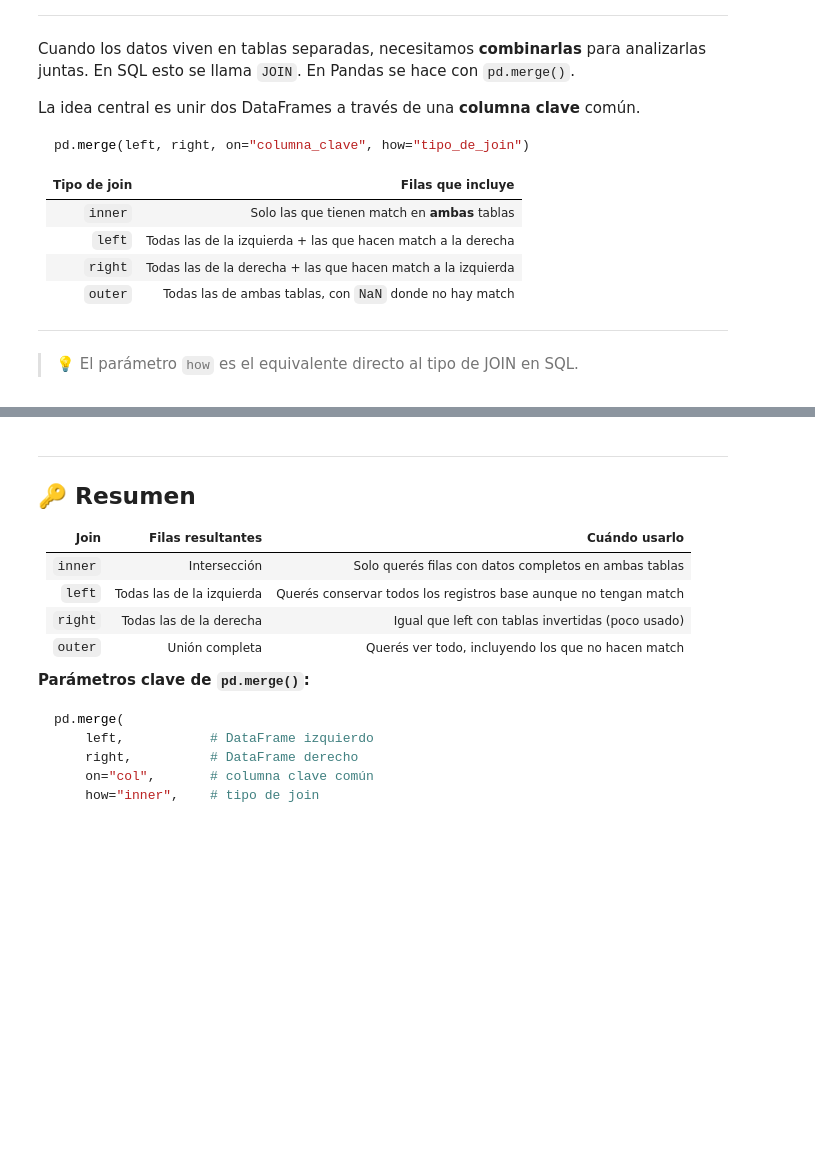
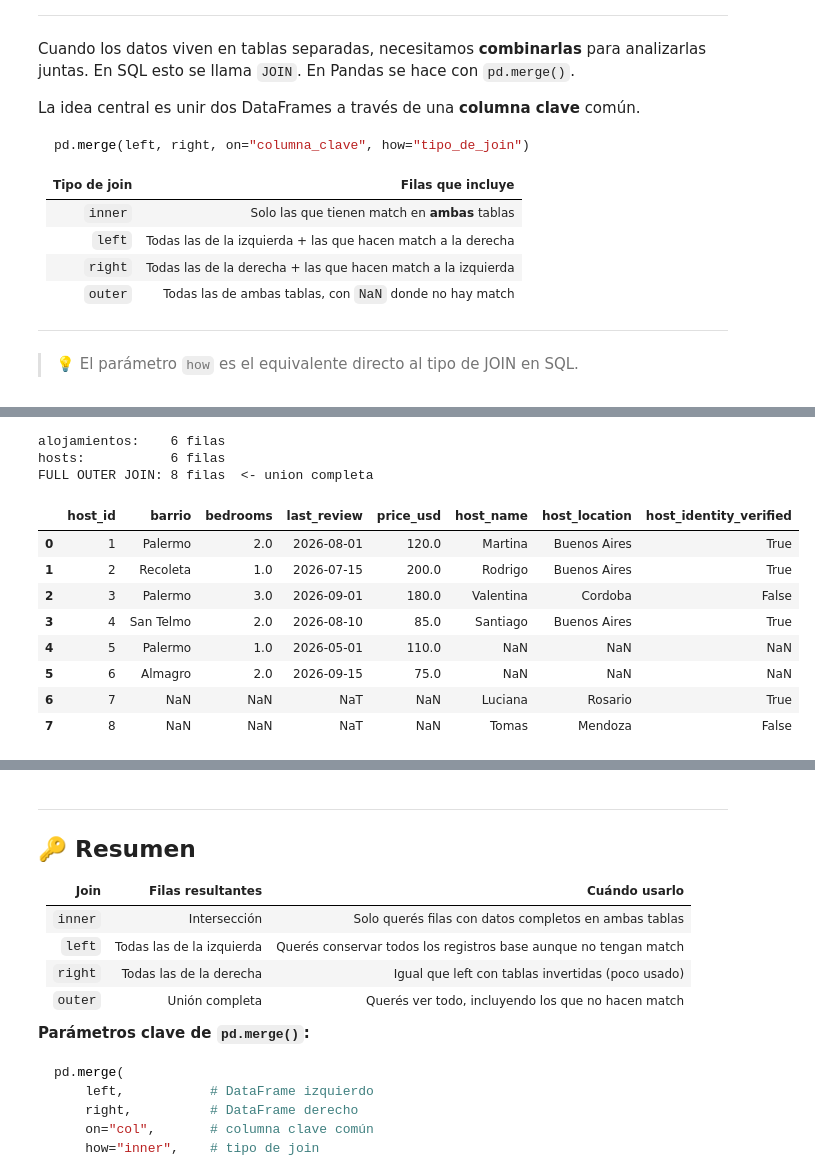
Before and after one commit to UADE-Python-Data-Science/583433_repo_oficial, a Jupyter notebook: Unidad_5/U5_NB2_Merge_intro.ipynb, the cells around one changed output, grey strips where cells are left out. Cells and saved outputs as stored; diff of their text form; code cells hidden in the pictures; blank space fills up the shorter version.

```diff
--- a/Unidad_5/U5_NB2_Merge_intro.ipynb
+++ b/Unidad_5/U5_NB2_Merge_intro.ipynb
@@ -154,10 +214,23 @@ fact_chart  ∪  dim_songs  →  song_id 1-12
 # %%
-df_outer = pd.merge(fact_chart, dim_songs, on="song_id", how="outer")
+df_outer = pd.merge(alojamientos, hosts, on="host_id", how="outer")
 
-print(f"fact_chart:       {fact_chart.shape[0]} filas")
-print(f"dim_songs:        {dim_songs.shape[0]} filas")
-print(f"FULL OUTER JOIN:  {df_outer.shape[0]} filas  ← unión completa")
-df_outer.sort_values("song_id")
+print(f"alojamientos:    {alojamientos.shape[0]} filas")
+print(f"hosts:           {hosts.shape[0]} filas")
+print(f"FULL OUTER JOIN: {df_outer.shape[0]} filas  <- union completa")
+df_outer.sort_values("host_id")
+# %% [output]
+alojamientos:    6 filas
+hosts:           6 filas
+FULL OUTER JOIN: 8 filas  <- union completa
+|  | host_id | barrio | bedrooms | last_review | price_usd | host_name | host_location | host_identity_verified |
+| 0 | 1 | Palermo | 2.0 | 2026-08-01 | 120.0 | Martina | Buenos Aires | True |
+| 1 | 2 | Recoleta | 1.0 | 2026-07-15 | 200.0 | Rodrigo | Buenos Aires | True |
+| 2 | 3 | Palermo | 3.0 | 2026-09-01 | 180.0 | Valentina | Cordoba | False |
+| 3 | 4 | San Telmo | 2.0 | 2026-08-10 | 85.0 | Santiago | Buenos Aires | True |
+| 4 | 5 | Palermo | 1.0 | 2026-05-01 | 110.0 | NaN | NaN | NaN |
+| 5 | 6 | Almagro | 2.0 | 2026-09-15 | 75.0 | NaN | NaN | NaN |
+| 6 | 7 | NaN | NaN | NaT | NaN | Luciana | Rosario | True |
+| 7 | 8 | NaN | NaN | NaT | NaN | Tomas | Mendoza | False |
 # %% [markdown]
 ---
 ## 6. Indicador de origen — `indicator=True`
```
Also changed, not shown: parts of 25 cells of this notebook, 3 other files.
